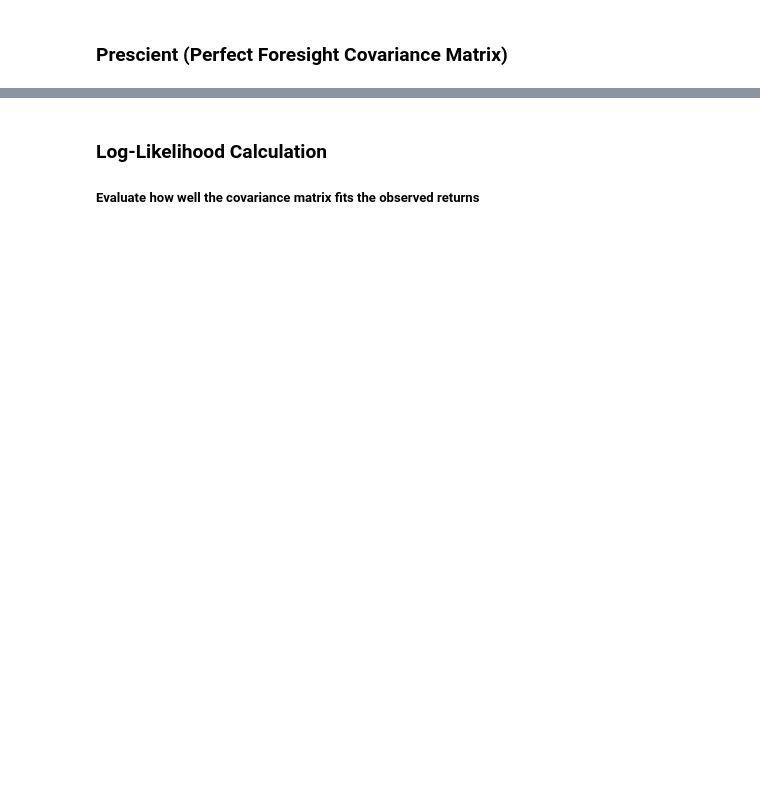
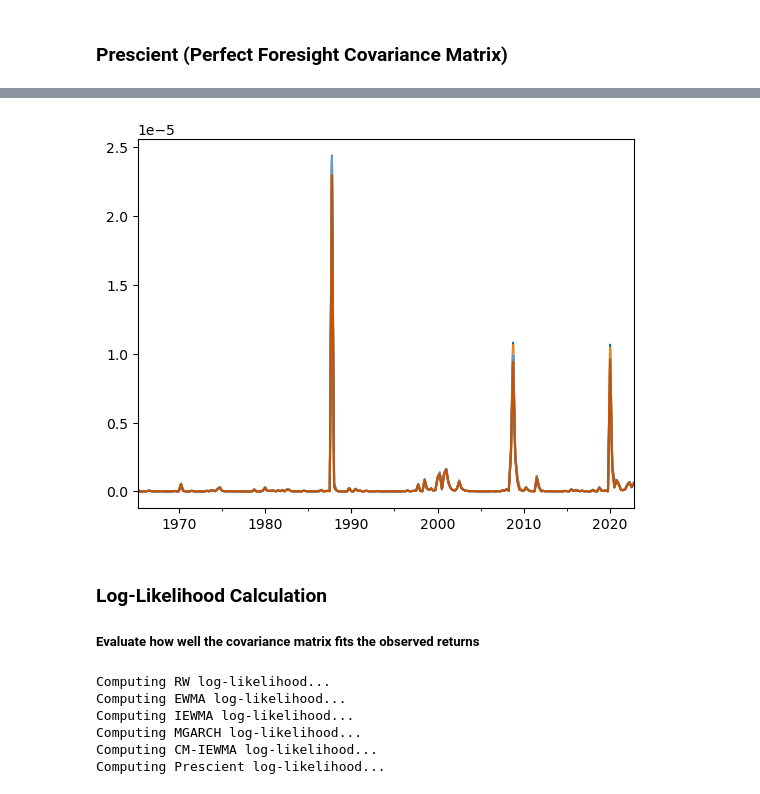
Before and after one commit to JLFrick/MFE-230ZAB-Deep-Learning-and-Applications, a Jupyter notebook: Replication_Predicting_Covariance_Matrices/factor_model.ipynb, the cells around one changed output, grey strips where cells are left out. Saved outputs shown, nothing was run; the diff lists cells and outputs as text; code cells hidden in the pictures; blank space fills up the shorter version.

Commit message:
update for metric comparison and backtesting

```diff
--- a/Replication_Predicting_Covariance_Matrices/factor_model.ipynb
+++ b/Replication_Predicting_Covariance_Matrices/factor_model.ipynb
@@ -187 +196,14 @@ for t in returns_no_rf.index:
+# %%
+# Define start and end of backtest; first two years used for training/burn-in
+start_date = pd.to_datetime("1965-06-28", format="%Y-%m-%d")
+# start_date = pd.to_datetime("2010-01-04", format="%Y-%m-%d")
+end_date = pd.to_datetime("2022-12-30", format="%Y-%m-%d")
+# %%
+names = ["RW", "EWMA", "IEWMA", "MGARCH", "CM-IEWMA", "Prescient"]
+
+predictors_temp = [rw, ewma, iewma, mgarch, cm_iewma, prescient]
+predictors = []
+
+for predictor in predictors_temp:
+    predictors.append({t: predictor[t] for t in predictor.keys() if t >= start_date and t <= end_date})
 # %% [markdown]
@@ -189,2 +210,10 @@ for t in returns_no_rf.index:
 ### MSE Calculation
 ##### Compares each method's predicted covariance matrix against actual realized covariances useing the MSE metric for each method on a quarterly basis (RW, EWMA, IEWMA, MGARCH, CM-IEWMA, Prescient)
+# %%
+for i, predictior in enumerate(predictors):
+    MSE_temp = MSE(returns_no_rf, predictior).resample("Q").mean()
+
+    print("\n" + names[i])
+    print(f"mean: {MSE_temp.mean():.8f}")
+    print(f"std: {MSE_temp.std():.8f}")
+    print(f"max: {MSE_temp.max():.8f}")
@@ -191,3 +238,31 @@ for t in returns_no_rf.index:
+# %%
+plt.figure()
+for i, predictior in enumerate(predictors):
+    MSE_temp = MSE(returns_no_rf, predictior).resample("Q").mean()
+    MSE_temp.plot()
+# %% [output]
+[figure, added]
 # %% [markdown]
 ### Log-Likelihood Calculation
 ##### Evaluate how well the covariance matrix fits the observed returns
+# %%
+log_likelihoods = {}
+
+for i, predictor in enumerate(predictors):
+    print("Computing " + names[i] + " log-likelihood...")
+    returns_temp = returns_no_rf.loc[pd.Series(predictor).index].values[1:]
+    times = pd.Series(predictor).index[1:]
+    Sigmas_temp = np.stack([predictor[t].values for t in predictor.keys()])[:-1]
+
+    log_likelihoods[names[i]] = pd.Series(log_likelihood(returns_temp, Sigmas_temp), index=times)
+
+regrets = {}
+for name in log_likelihoods:
+    regrets[name] =  log_likelihoods["Prescient"] - log_likelihoods[name]
+# %% [output]
+Computing RW log-likelihood...
+Computing EWMA log-likelihood...
+Computing IEWMA log-likelihood...
+Computing MGARCH log-likelihood...
+Computing CM-IEWMA log-likelihood...
+Computing Prescient log-likelihood...
```
Also changed, not shown: parts of 31 cells of this notebook.
